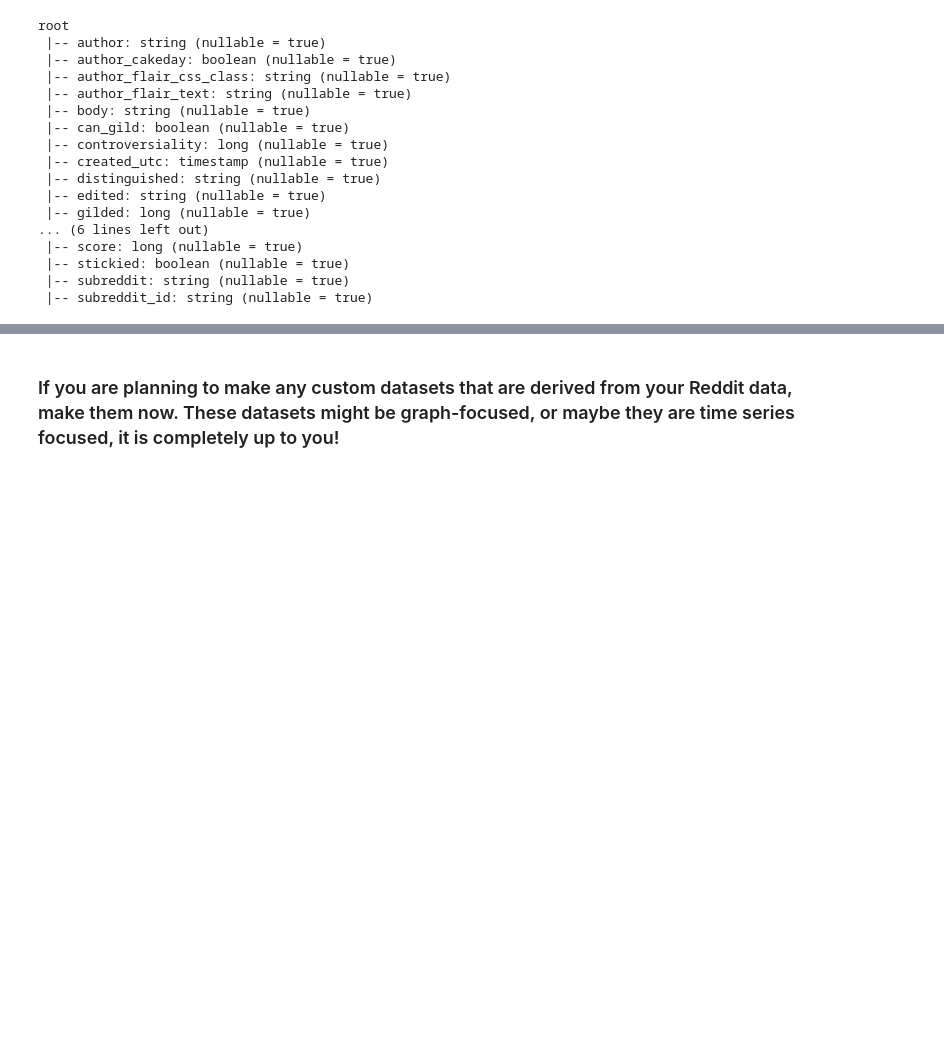
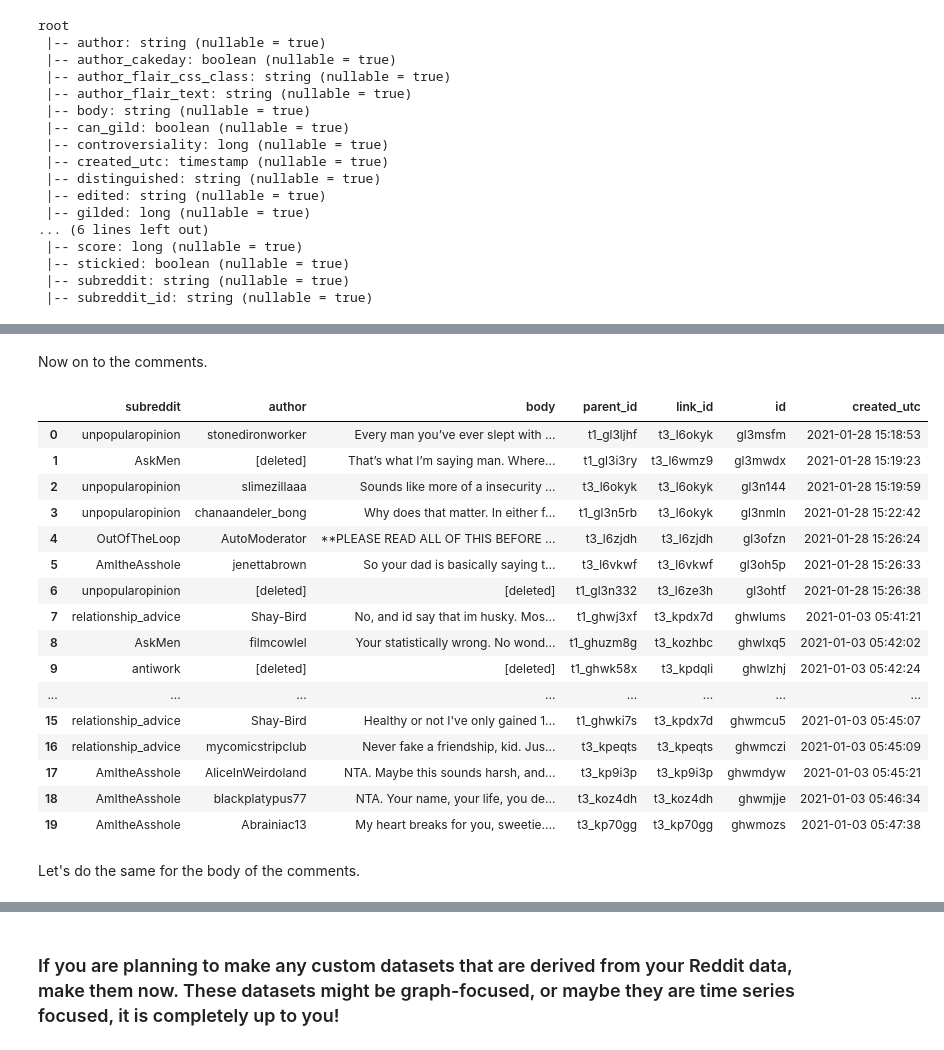
Before and after one commit to gu-dsan6000/fall-2023-reddit-project-team-17, a Jupyter notebook: code/project_eda/project_eda_victor.ipynb, the cells around one changed output, grey strips where cells are left out. Saved outputs shown, nothing was run; the diff lists cells and outputs as text; code cells hidden in the pictures; blank space fills up the shorter version.

```diff
--- a/code/project_eda/project_eda_victor.ipynb
+++ b/code/project_eda/project_eda_victor.ipynb
@@ -107,6 +110,6 @@ Wall time: 18.4 s
 # %%
 %%time
-s3_path_comments = f"s3a://vad49/project_lowercase_test/comments"
+s3_path_comments = f"s3a://project17-bucket-alex/project_jan2021//comments"
 print(f"reading submissions from {s3_path_comments}")
 
 comments = spark.read.parquet(s3_path_comments, header=True)
@@ -120 +123,7 @@ Wall time: 1min 2s
+# %%
+# create small dfs
+
+use_small = True  # to easily swap between the small and small dfs
+submissions_active = submissions_small if use_small else submissions
+comments_active = comments_small if use_small else comments
 # %% [markdown]
@@ -232,0 +246,27 @@ only showing top 20 rows
+# %%
+
+def check_and_remove_missing(df: DataFrame, threshold: int = 100) -> DataFrame:
+
+    # Check for missing values
+    missing_values = df.select([count(when(col(c).isNull(), c)).alias(c) for c in df.columns])
+
+    # Show the missing values count for each column
+    missing_values_collected = missing_values.collect()[0].asDict()
+    print("Missing values in each column:")
+    for column, missing_count in missing_values_collected.items():
+        print(f"{column}: {missing_count}")
+
+    # Identify columns with missing values above threshold
+    columns_to_drop = [column for column, missing_count in missing_values_collected.items() if missing_count > threshold]
+
+    # Drop the identified columns from the dataframe
+    df = df.drop(*columns_to_drop)
+
+    # Recalculate missing values for the updated DataFrame
+    missing_values = df.select([count(when(col(c).isNull(), c)).alias(c) for c in df.columns])
+    missing_values_collected = missing_values.collect()[0].asDict()
+
+    # Print updated missing values count
+    print("Missing values after column removal:")
+    for column, missing_count in missing_values_collected.items():
+        print(f"{column}: {missing_count}")
@@ -232,0 +396,8 @@ only showing top 20 rows
+# %%
+comments_active = check_and_remove_missing(comments_active)
+
+# Print the updated DataFrame shape
+print(f"Shape: ({comments_active.count()}, {len(comments_active.columns)})")
+
+# Show the first 5 rows of the updated DataFrame
+comments_active.show(5)
@@ -232,0 +533,24 @@ only showing top 20 rows
+# %% [markdown]
+Now on to the comments.
+# %%
+display(comments_active.select("subreddit", "author", "body", "parent_id", "link_id", "id", "created_utc").limit(20).toPandas())
+# %% [output]
+|  | subreddit | author | body | parent_id | link_id | id | created_utc |
+| 0 | unpopularopinion | stonedironworker | Every man you’ve ever slept with ... | t1_gl3ljhf | t3_l6okyk | gl3msfm | 2021-01-28 15:18:53 |
+| 1 | AskMen | [deleted] | That’s what I’m saying man. Where... | t1_gl3i3ry | t3_l6wmz9 | gl3mwdx | 2021-01-28 15:19:23 |
+| 2 | unpopularopinion | slimezillaaa | Sounds like more of a insecurity ... | t3_l6okyk | t3_l6okyk | gl3n144 | 2021-01-28 15:19:59 |
+| 3 | unpopularopinion | chanaandeler_bong | Why does that matter. In either f... | t1_gl3n5rb | t3_l6okyk | gl3nmln | 2021-01-28 15:22:42 |
+| 4 | OutOfTheLoop | AutoModerator | **PLEASE READ ALL OF THIS BEFORE ... | t3_l6zjdh | t3_l6zjdh | gl3ofzn | 2021-01-28 15:26:24 |
+| 5 | AmItheAsshole | jenettabrown | So your dad is basically saying t... | t3_l6vkwf | t3_l6vkwf | gl3oh5p | 2021-01-28 15:26:33 |
+| 6 | unpopularopinion | [deleted] | [deleted] | t1_gl3n332 | t3_l6ze3h | gl3ohtf | 2021-01-28 15:26:38 |
+| 7 | relationship_advice | Shay-Bird | No, and id say that im husky. Mos... | t1_ghwj3xf | t3_kpdx7d | ghwlums | 2021-01-03 05:41:21 |
+| 8 | AskMen | filmcowlel | Your statistically wrong. No wond... | t1_ghuzm8g | t3_kozhbc | ghwlxq5 | 2021-01-03 05:42:02 |
+| 9 | antiwork | [deleted] | [deleted] | t1_ghwk58x | t3_kpdqli | ghwlzhj | 2021-01-03 05:42:24 |
+| ... | ... | ... | ... | ... | ... | ... | ... |
+| 15 | relationship_advice | Shay-Bird | Healthy or not I've only gained 1... | t1_ghwki7s | t3_kpdx7d | ghwmcu5 | 2021-01-03 05:45:07 |
+| 16 | relationship_advice | mycomicstripclub | Never fake a friendship, kid. Jus... | t3_kpeqts | t3_kpeqts | ghwmczi | 2021-01-03 05:45:09 |
+| 17 | AmItheAsshole | AliceInWeirdoland | NTA. Maybe this sounds harsh, and... | t3_kp9i3p | t3_kp9i3p | ghwmdyw | 2021-01-03 05:45:21 |
+| 18 | AmItheAsshole | blackplatypus77 | NTA. Your name, your life, you de... | t3_koz4dh | t3_koz4dh | ghwmjje | 2021-01-03 05:46:34 |
+| 19 | AmItheAsshole | Abrainiac13 | My heart breaks for you, sweetie.... | t3_kp70gg | t3_kp70gg | ghwmozs | 2021-01-03 05:47:38 |
+# %% [markdown]
+Let's do the same for the body of the comments.
```
Also changed, not shown: parts of 33 cells of this notebook.
